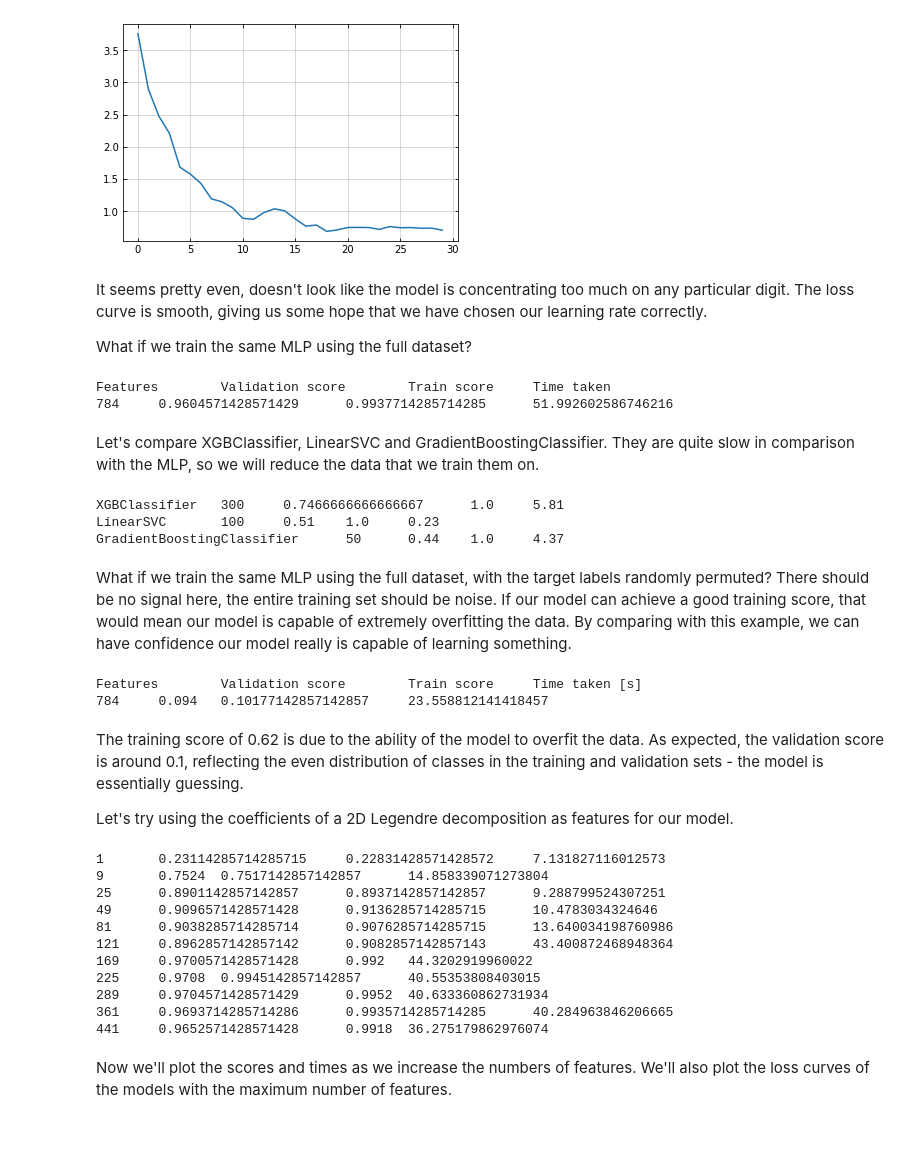
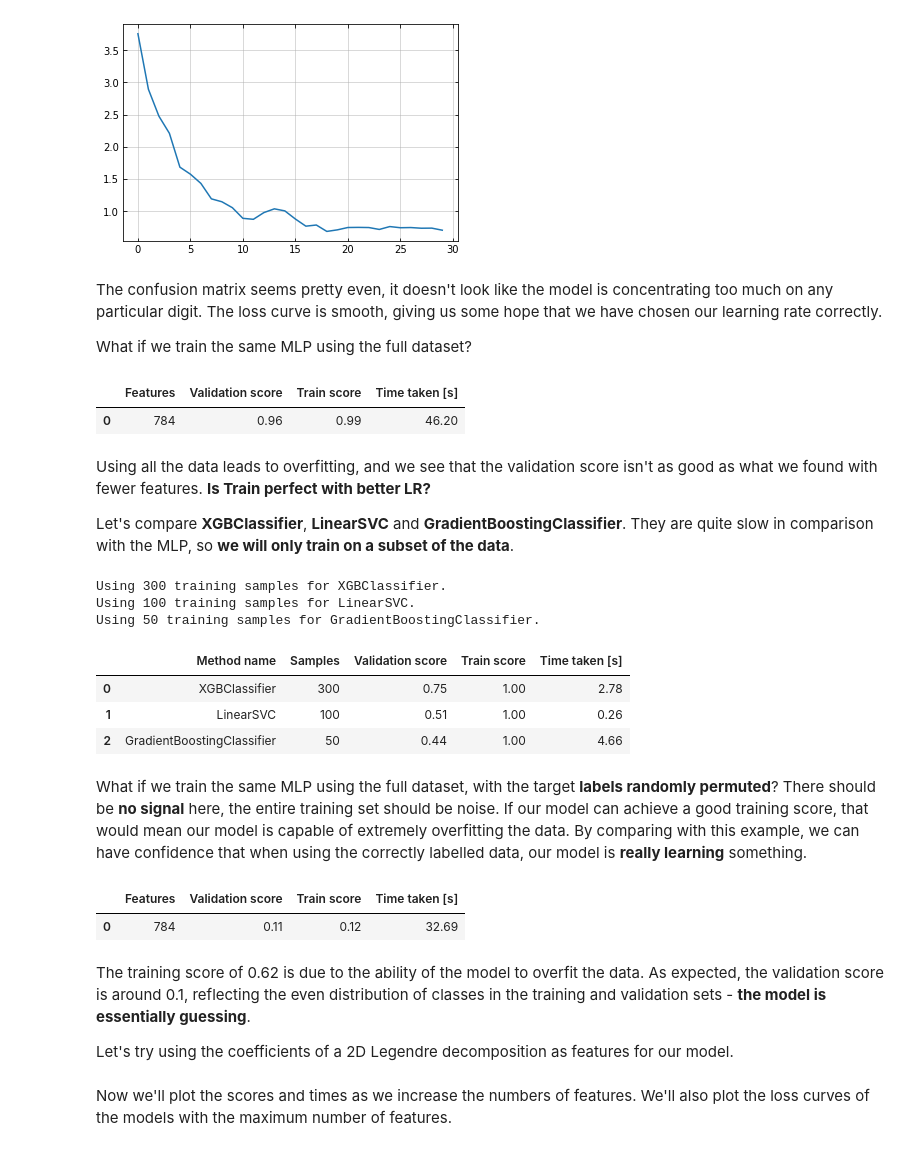
Before and after one commit to pc559/mnist_comparison, a Jupyter notebook: mnist_compare.ipynb, the cells around one changed output. Drawn from its saved outputs; the diff is of its cells as text; code cells hidden in the pictures.

```diff
--- a/mnist_compare.ipynb
+++ b/mnist_compare.ipynb
@@ -175,7 +187,7 @@ plt.show()
 [figure]
 [figure]
 # %% [markdown]
-It seems pretty even, doesn't look like the model is concentrating too much on any particular digit.
+The confusion matrix seems pretty even, it doesn't look like the model is concentrating too much on any particular digit.
 The loss curve is smooth, giving us some hope that we have chosen our learning rate correctly.
 
 What if we train the same MLP using the full dataset?
@@ -190,14 +202,19 @@ t2 = time()
 score_valid = accuracy_score(y_valid, full_pipe.predict(X_valid))
 score_train = accuracy_score(y_train, full_pipe.predict(X_train))
 full_result = [n_components, score_valid, score_train, t2-t1]
-print('Features\tValidation score\tTrain score\tTime taken [s]')
-print(n_components, score_valid, score_train, t2-t1, sep='\t', flush=True)
+#print('Features\tValidation score\tTrain score\tTime taken [s]')
+#print(n_components, score_valid, score_train, t2-t1, sep='\t', flush=True)
+display_cols = ['Features','Validation score','Train score','Time taken [s]']
+pd.DataFrame([full_result], columns=display_cols)
 # %% [output]
-Features        Validation score        Train score     Time taken
-784     0.9604571428571429      0.9937714285714285      51.992602586746216
+|  | Features | Validation score | Train score | Time taken [s] |
+| 0 | 784 | 0.96 | 0.99 | 46.20 |
 # %% [markdown]
-Let's compare XGBClassifier, LinearSVC and GradientBoostingClassifier.
-They are quite slow in comparison with the MLP, so we will reduce the data that we train them on.
+Using all the data leads to overfitting, and we see that the validation score isn't as good as what
+we found with fewer features. **Is Train perfect with better LR?**
+
+Let's compare **XGBClassifier**, **LinearSVC** and **GradientBoostingClassifier**.
+They are quite slow in comparison with the MLP, so **we will only train on a subset of the data**.
 # %%
 ## # Move to end?
 ## # Is there an even class distr after the cut?
@@ -211,48 +228,55 @@ mthd_params[GradientBoostingClassifier.__name__] = {}
 ## # Bad naming - need to clean up method vs mthd.
 mthd_results = []
 #print(help(XGBClassifier.score))
+#print('Method name\tSamples\tValidation score\tTrain score\tTime taken [s]')
 for mthd in methods:
     #print(mthd.__name__, end='\t', flush=True)
     n_components = X_valid.shape[1]
     t1 = time()
     #print(np.shape(X_train[:100,:100]))
     mthd_pipe = Pipeline([('scaler', StandardScaler()), (mthd.__name__, mthd(**mthd_params[mthd.__name__]))])
     cut = N_samples_cut[mthd.__name__]
-    print(f'Using {cut} samples to train.')
+    print(f'Using {cut} training samples for {mthd.__name__}.')
     #print(X_train[:cut][:10].sum())
     #print(y_train[:cut][:10].values)
     if mthd.__name__=='XGBClassifier':
         label_encoder = LabelEncoder()
         label_encoder = label_encoder.fit(y_train[:cut].astype("category"))
         mthd_pipe.fit(X_train[:cut], label_encoder.transform(y_train[:cut].astype("category")))
     else:
         mthd_pipe.fit(X_train[:cut], y_train[:cut])
     t2 = time()
     #print(mthd_pipe.predict(X_valid[:10]))
     #print(y_valid[:10].values)
     score_valid, score_train = 0., 0.
     if mthd.__name__=='XGBClassifier':
         score_valid = accuracy_score(label_encoder.transform(y_valid[:cut]), mthd_pipe.predict(X_valid[:cut]))
         score_train = accuracy_score(label_encoder.transform(y_train[:cut]), mthd_pipe.predict(X_train[:cut]))
     else:
         score_valid = accuracy_score(y_valid[:cut], mthd_pipe.predict(X_valid[:cut]))
         score_train = accuracy_score(y_train[:cut], mthd_pipe.predict(X_train[:cut]))
-    mthd_results.append([n_components, score_valid, score_train, t2-t1])
-    print(mthd.__name__, cut, score_valid, score_train, round((t2-t1),2), sep='\t', flush=True)#'''
+    mthd_results.append([mthd.__name__, cut, score_valid, score_train, t2-t1])
+    #print(mthd.__name__, cut, score_valid, score_train, round((t2-t1),2), sep='\t', flush=True)#'''
 """XGBClassifier	10000	0.9529	1.0	80.43"""
 """XGBClassifier	30000	0.9730857142857143	1.0	258.93
 LinearSVC	10000	0.8603	0.9772	49.94
 GradientBoostingClassifier	5000	0.919	0.9992	212.92"""
-pass
+display_cols = ['Method name','Samples','Validation score','Train score','Time taken [s]']
+pd.DataFrame(mthd_results, columns=display_cols)
 # %% [output]
-XGBClassifier   300     0.7466666666666667      1.0     5.81
-LinearSVC       100     0.51    1.0     0.23
-GradientBoostingClassifier      50      0.44    1.0     4.37
+Using 300 training samples for XGBClassifier.
+Using 100 training samples for LinearSVC.
+Using 50 training samples for GradientBoostingClassifier.
+|  | Method name | Samples | Validation score | Train score | Time taken [s] |
+| 0 | XGBClassifier | 300 | 0.75 | 1.00 | 2.78 |
+| 1 | LinearSVC | 100 | 0.51 | 1.00 | 0.26 |
+| 2 | GradientBoostingClassifier | 50 | 0.44 | 1.00 | 4.66 |
 # %% [markdown]
-What if we train the same MLP using the full dataset, with the target labels randomly permuted?
-There should be no signal here, the entire training set should be noise.
+What if we train the same MLP using the full dataset, with the target **labels randomly permuted**?
+There should be **no signal** here, the entire training set should be noise.
 If our model can achieve a good training score, that would mean our model is capable of extremely overfitting the data.
-By comparing with this example, we can have confidence our model really is capable of learning something.
+By comparing with this example, we can have confidence that when using the correctly labelled data,
+our model is **really learning** something.
 # %%
 ## # Random (no signal, all noise)
 n_components = X_valid.shape[1]
@@ -265,14 +289,15 @@ t2 = time()
 score_valid = accuracy_score(y_valid, rand_pipe.predict(X_valid))
 score_train = accuracy_score(permed_train, rand_pipe.predict(X_train))
 rand_result = [n_components, score_valid, score_train, t2-t1]
-print('Features\tValidation score\tTrain score\tTime taken [s]')
-print(n_components, score_valid, score_train, t2-t1, sep='\t', flush=True)
+display_cols = ['Features','Validation score','Train score','Time taken [s]']
+#print(n_components, score_valid, score_train, t2-t1, sep='\t', flush=True)
+pd.DataFrame([rand_result], columns=display_cols)
 # %% [output]
-Features        Validation score        Train score     Time taken [s]
-784     0.094   0.10177142857142857     23.558812141418457
+|  | Features | Validation score | Train score | Time taken [s] |
+| 0 | 784 | 0.11 | 0.12 | 32.69 |
 # %% [markdown]
 The training score of 0.62 is due to the ability of the model to overfit the data. As expected, the validation score is around 0.1,
-reflecting the even distribution of classes in the training and validation sets - the model is essentially guessing.
+reflecting the even distribution of classes in the training and validation sets - **the model is essentially guessing**.
 
 Let's try using the coefficients of a 2D Legendre decomposition as features for our model.
 # %%
@@ -288,7 +313,7 @@ for n in range(N_pixel):
 leg_results = []
 X_train_sq = X_train.reshape((-1,28,28))
 X_valid_sq = X_valid.reshape((-1,28,28))
-print('Features\tValidation score\tTrain score\tTime taken [s]')
+#print('Features\tValidation score\tTrain score\tTime taken [s]')
 for Nmax in range(1, 22, 2):
     t1 = time()
     ## # Converting pixel features to Legendre features,
@@ -316,19 +341,9 @@ for Nmax in range(1, 22, 2):
     score_valid = accuracy_score(y_valid, leg_pipe.predict(leg_valid))
     score_train = accuracy_score(y_train, leg_pipe.predict(leg_features))
     leg_results.append([Nmax**2, score_valid, score_train, t2-t1])
-    print(Nmax**2, score_valid, score_train, t2-t1, sep='\t', flush=True)
+    #print(Nmax**2, score_valid, score_train, t2-t1, sep='\t', flush=True)
+display_cols = ['Features','Validation score','Train score','Time taken [s]']
+pd.DataFrame(leg_results, columns=display_cols)
-# %% [output]
-1       0.23114285714285715     0.22831428571428572     7.131827116012573
-9       0.7524  0.7517142857142857      14.858339071273804
-25      0.8901142857142857      0.8937142857142857      9.288799524307251
-49      0.9096571428571428      0.9136285714285715      10.4783034324646
-81      0.9038285714285714      0.9076285714285715      13.640034198760986
-121     0.8962857142857142      0.9082857142857143      43.400872468948364
-169     0.9700571428571428      0.992   44.3202919960022
-225     0.9708  0.9945142857142857      40.55353808403015
-289     0.9704571428571429      0.9952  40.633360862731934
-361     0.9693714285714286      0.9935714285714285      40.284963846206665
-441     0.9652571428571428      0.9918  36.275179862976074
 # %% [markdown]
 Now we'll plot the scores and times as we increase the numbers of features.
 We'll also plot the loss curves of the models with the maximum number of features.
```
Also changed, not shown: parts of 17 cells of this notebook.
